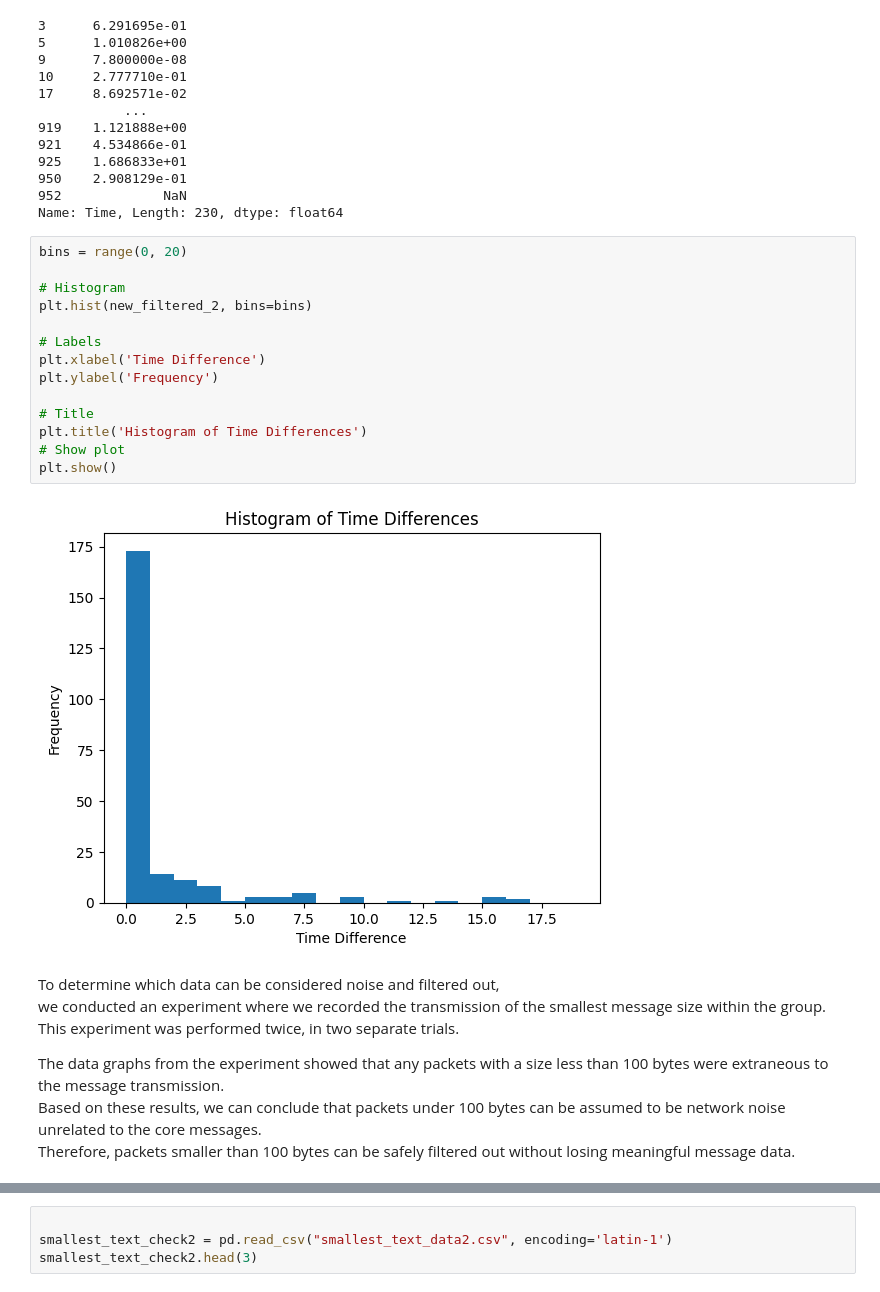
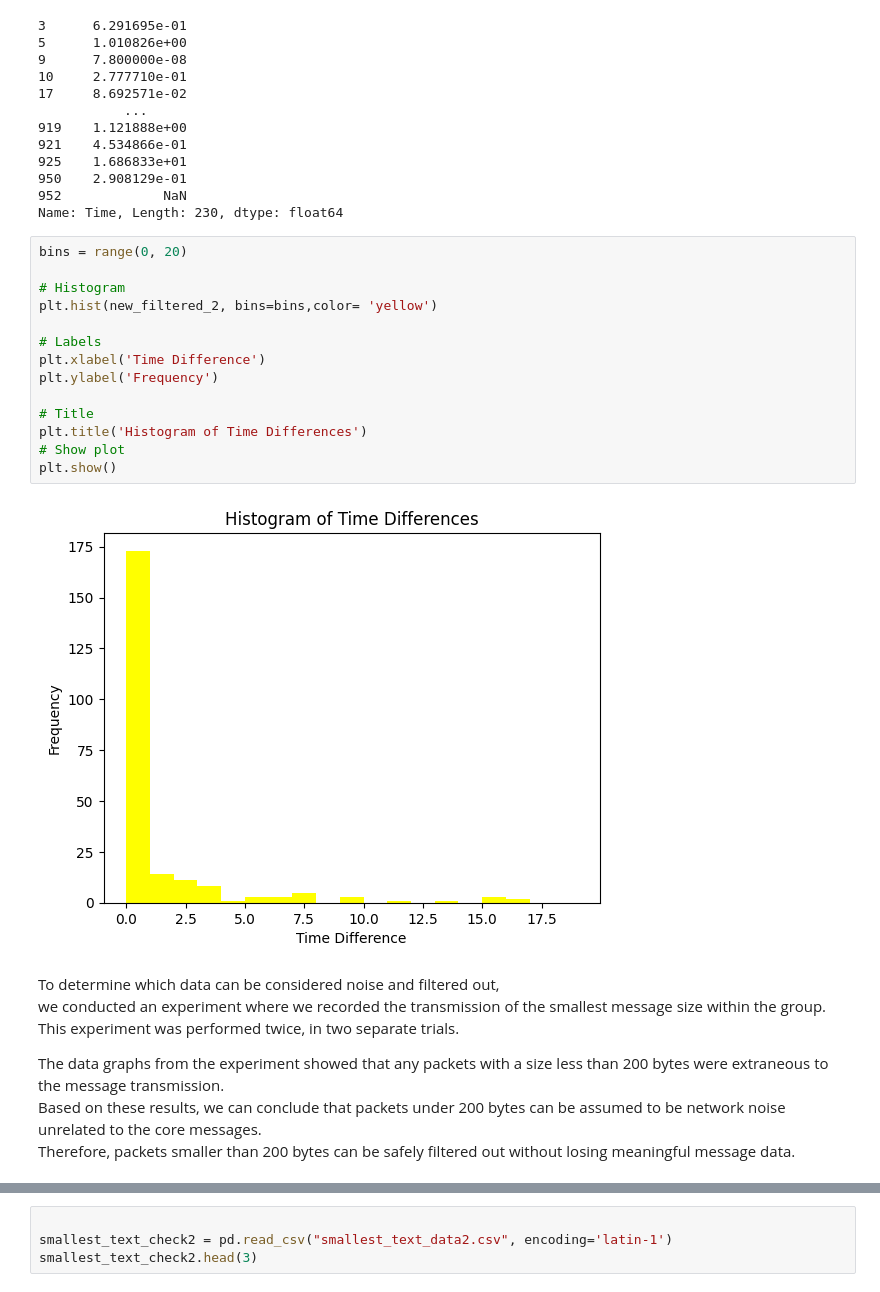
Before and after one commit to NoaAmichai/Computer_networks_final_project, a Jupyter notebook: project.ipynb, the cells around one changed output, grey strips where cells are left out. Drawn from its saved outputs; the diff is of its cells as text.

```diff
--- a/project.ipynb
+++ b/project.ipynb
@@ -223,25 +223,25 @@ Name: Time, Length: 230, dtype: float64
 # %%
 bins = range(0, 20)
 
 # Histogram
-plt.hist(new_filtered_2, bins=bins)
+plt.hist(new_filtered_2, bins=bins,color= 'yellow')
 
 # Labels
 plt.xlabel('Time Difference')
 plt.ylabel('Frequency')
 
 # Title
 plt.title('Histogram of Time Differences')
 # Show plot
 plt.show()
 # %% [output]
-[figure, old version]
+[figure, new version]
 # %% [markdown]
 To determine which data can be considered noise and filtered out,<br>
 we conducted an experiment where we recorded the transmission of the smallest message size within the group.<br>
 This experiment was performed twice, in two separate trials.
 
-The data graphs from the experiment showed that any packets with a size less than 100 bytes were extraneous to the message transmission.<br> Based on these results, we can conclude that packets under 100 bytes can be assumed to be network noise unrelated to the core messages.<br> Therefore, packets smaller than 100 bytes can be safely filtered out without losing meaningful message data.
+The data graphs from the experiment showed that any packets with a size less than 200 bytes were extraneous to the message transmission.<br> Based on these results, we can conclude that packets under 200 bytes can be assumed to be network noise unrelated to the core messages.<br> Therefore, packets smaller than 200 bytes can be safely filtered out without losing meaningful message data.
 # %%
 #test noise size
 
```
Also changed, not shown: parts of 2 cells of this notebook, 3 other files.
